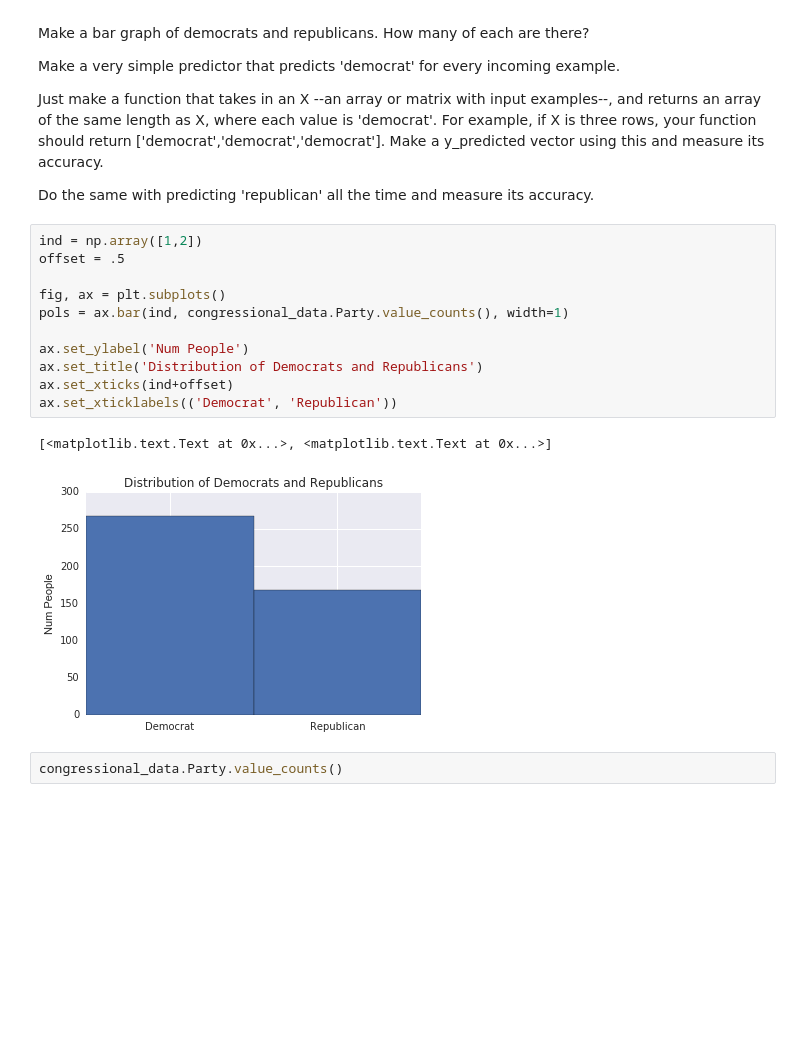
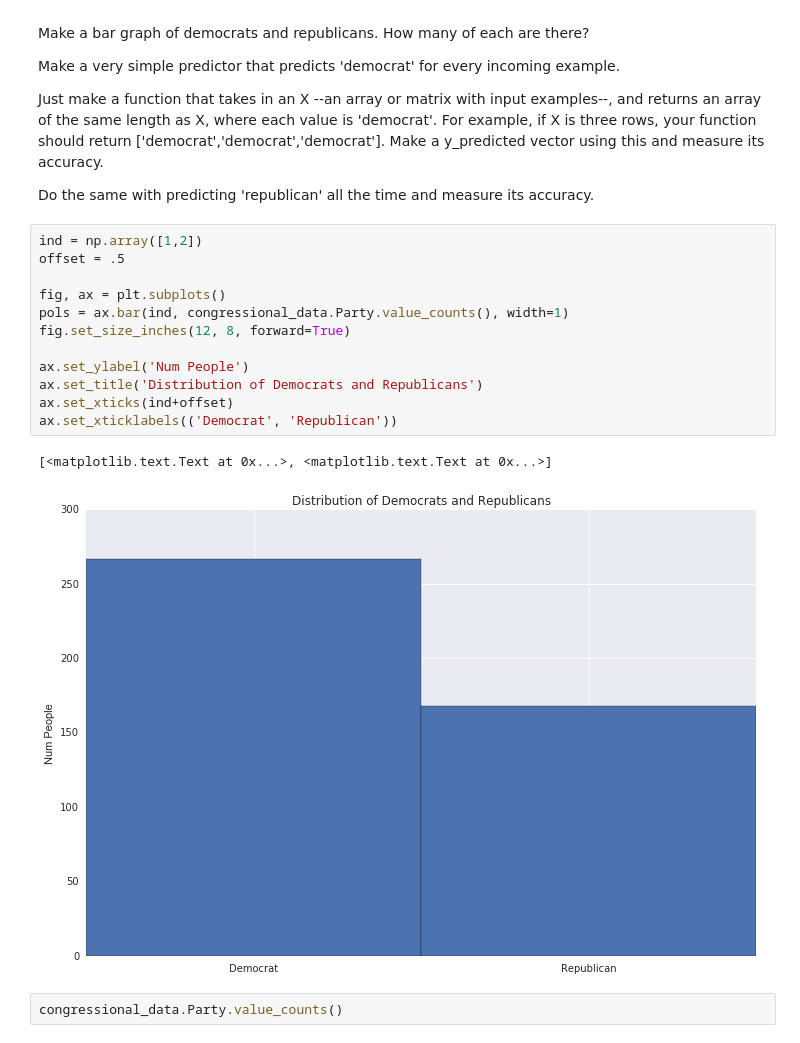
Before and after one commit to jpfreeley/ds, a Jupyter notebook: challenges/05-classification/ken_m/05_classification.ipynb, the cells around one changed output. Drawn from its saved outputs; the diff is of its cells as text; blank space fills up the shorter version.

```diff
--- a/challenges/05-classification/ken_m/05_classification.ipynb
+++ b/challenges/05-classification/ken_m/05_classification.ipynb
@@ -107,17 +108,18 @@ Do the same with predicting 'republican' all the time and measure its accuracy.
 # %%
 ind = np.array([1,2])
 offset = .5
 
 fig, ax = plt.subplots()
 pols = ax.bar(ind, congressional_data.Party.value_counts(), width=1)
+fig.set_size_inches(12, 8, forward=True)
 
 ax.set_ylabel('Num People')
 ax.set_title('Distribution of Democrats and Republicans')
 ax.set_xticks(ind+offset)
 ax.set_xticklabels(('Democrat', 'Republican'))
 # %% [output]
 [<matplotlib.text.Text at 0x...>, <matplotlib.text.Text at 0x...>]
-[figure, old version]
+[figure, new version]
 # %%
 congressional_data.Party.value_counts()
 # %% [output]
```
Also changed, not shown: parts of 41 cells of this notebook.
